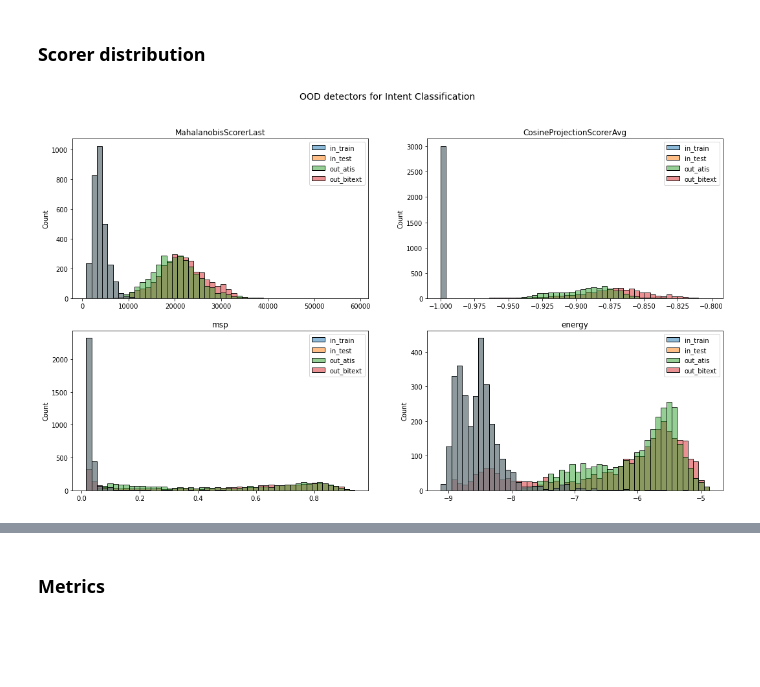
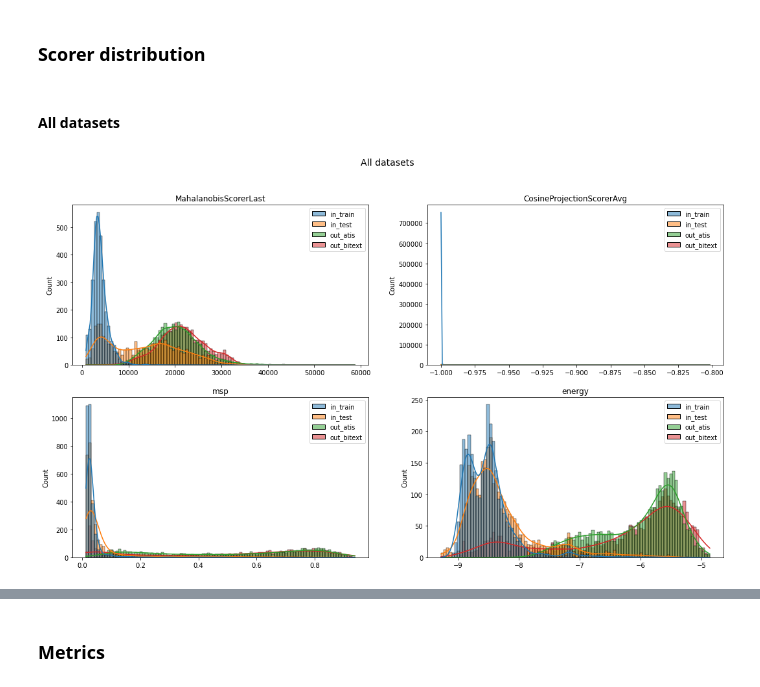
Before and after one commit to PeDiot/OOD-Detection-Intent-Classification, a Jupyter notebook: notebook.ipynb, the cells around one changed output, grey strips where cells are left out. Saved outputs shown, nothing was run; the diff lists cells and outputs as text; code cells hidden in the pictures; blank space fills up the shorter version.

```diff
--- a/notebook.ipynb
+++ b/notebook.ipynb
@@ -104,3 +109,16 @@ LABEL_MAPPING = config.id2label
+# %%
+LABEL_MAPPING = config.id2label
+
+# convert label mapping to json dict & save
+
+label_mapping_json = {
+    "id": list(LABEL_MAPPING.keys()),
+    "label": list(LABEL_MAPPING.values())
+}
+
+file_path = "./datasets/b77_label_mapping.json"
+with open(file_path, "w") as f:
+    json.dump(label_mapping_json, f)
 # %%
 model, tokenizer = prep_model(MODELS["BERT"], config={"label": config._num_labels})
 # %%
@@ -407,5 +363,17 @@ CosineProjectionScorer
 }
 # %%
 detectors = prepare_detectors(detectors, model, train_loader_b77, tokenizer)
+# %%
+file_path = "./backup/detectors_v0.pkl"
+
+with open(file_path, "wb") as f:
+    pkl.dump(detectors, f)
+
+del detectors
 # %% [markdown]
 ### Evaluate
+# %%
+file_path = "./backup/detectors_v0.pkl"
+
+with open(file_path, "rb") as f:
+    detectors = pkl.load(f)
@@ -434,7 +406,7 @@ print("Evaluating on the in-distribution test set")
 
 records_in_test = evaluate_dataloader(
     model,
-    train_loader_b77,
+    test_loader_b77,
     tokenizer,
     detectors
 )
@@ -530,6 +504,8 @@ for record_type, records_ in records.items():
     records[record_type]["MahalanobisScorerLast"] = records[record_type][maha_key]
 # %% [markdown]
 ### Scorer distribution
+# %% [markdown]
+#### All datasets
 # %%
 scorer_names = [
     "MahalanobisScorerLast",
@@ -547,12 +523,12 @@ all_scores = {
 }
 # %%
 fig, axes = plt.subplots(ncols=2, nrows=2, figsize=(18, 10))
-fig.suptitle("OOD detectors for Intent Classification", size=14)
+fig.suptitle("All datasets", size=14)
 
 for (scorer, values), ax in zip(all_scores.items(), axes.flatten()):
     tmp = pd.DataFrame(values)
-    sns.histplot(data=tmp, ax=ax, bins=50)
+    sns.histplot(data=tmp, ax=ax, bins=100, kde=True)
 
     ax.set_title(scorer);
 # %% [output]
-[figure, old version]
+[figure, new version]
```
Also changed, not shown: parts of 25 cells of this notebook.
